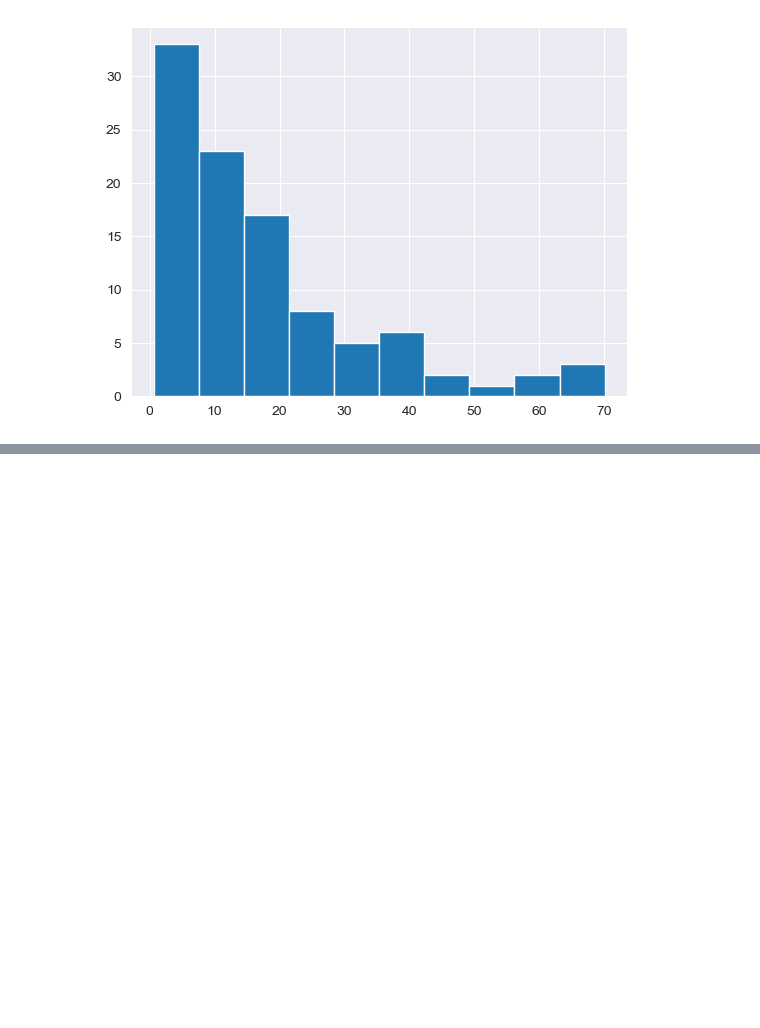
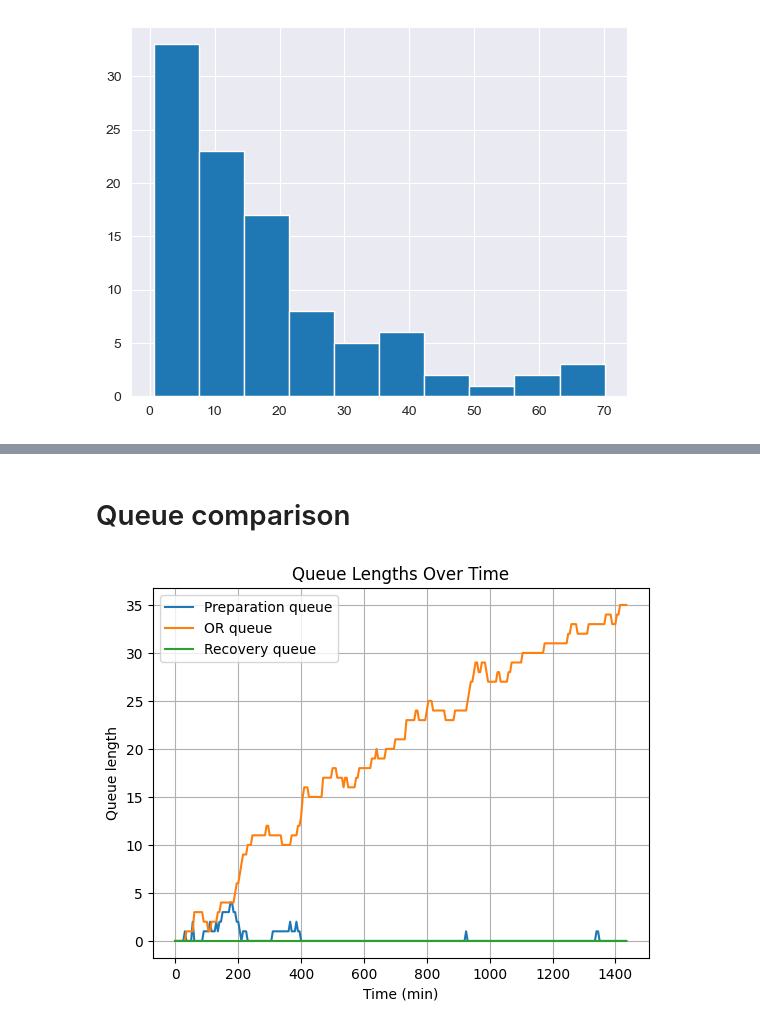
Before and after one commit to joona111/Simulation-Project, a Jupyter notebook: Hospital.ipynb, the cells around one changed output, grey strips where cells are left out. Drawn from its saved outputs; the diff is of its cells as text; code cells hidden in the pictures; blank space fills up the shorter version.

```diff
--- a/Hospital.ipynb
+++ b/Hospital.ipynb
@@ -98,0 +160,15 @@ np.float64(0.6411065453339619)
+# %% [markdown]
+# Queue comparison
+# %%
+plt.figure()
+plt.plot(*zip(*m["prep_q"]), label="Preparation queue")
+plt.plot(*zip(*m["or_q"]), label="OR queue")
+plt.plot(*zip(*m["rec_q"]), label="Recovery queue")
+plt.legend()
+plt.title("Queue Lengths Over Time")
+plt.xlabel("Time (min)")
+plt.ylabel("Queue length")
+plt.grid(True)
+plt.show()
+# %% [output]
+[figure, added]
```
Also changed, not shown: parts of 7 cells of this notebook, 3 other files.
